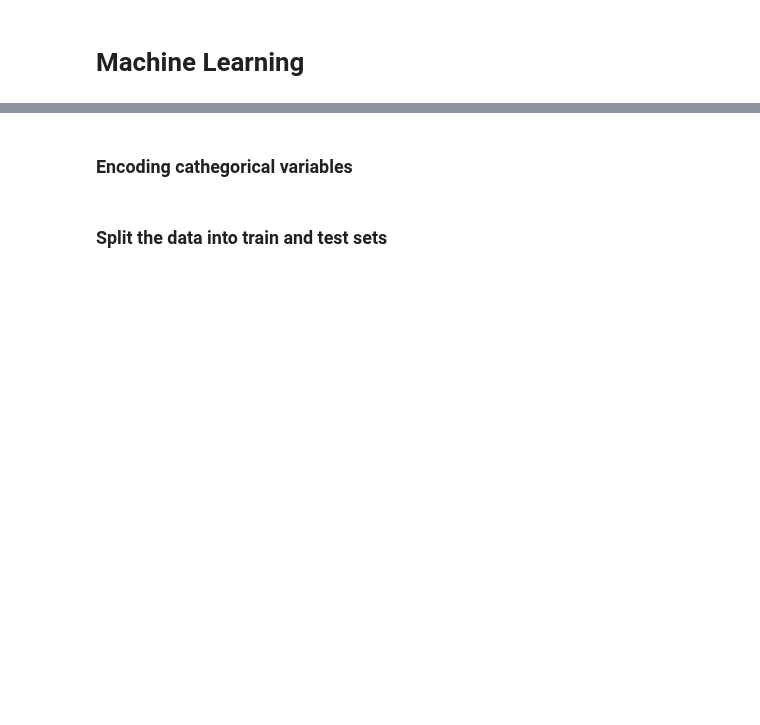
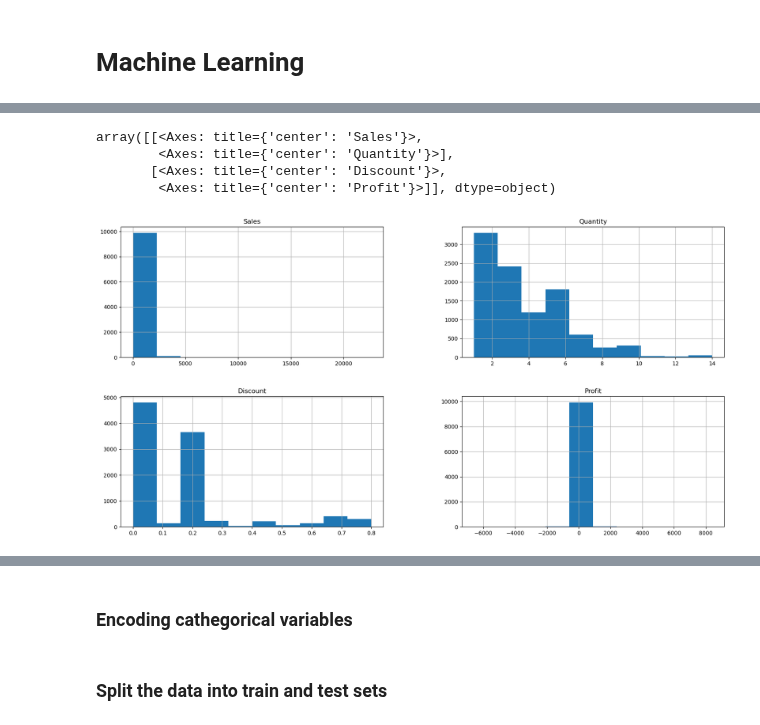
Before and after one commit to MaxLopezSalgado/superstore_e-commerce, a Jupyter notebook: ML/ML.ipynb, the cells around one changed output, grey strips where cells are left out. Saved outputs shown, nothing was run; the diff lists cells and outputs as text; code cells hidden in the pictures; blank space fills up the shorter version.

```diff
--- a/ML/ML.ipynb
+++ b/ML/ML.ipynb
@@ -109,3 +130,9 @@ cleaned_df.drop('temp', axis=1, inplace=True)
 # %%
 # Take a look of the distribution of the data
-cleaned_df.hist(figsize=(20, 10))
+superstore_df.hist(figsize=(20, 10))
+# %% [output]
+array([[<Axes: title={'center': 'Sales'}>,
+        <Axes: title={'center': 'Quantity'}>],
+       [<Axes: title={'center': 'Discount'}>,
+        <Axes: title={'center': 'Profit'}>]], dtype=object)
+[figure, added]
```
Also changed, not shown: parts of 25 cells of this notebook, 1 other file.
